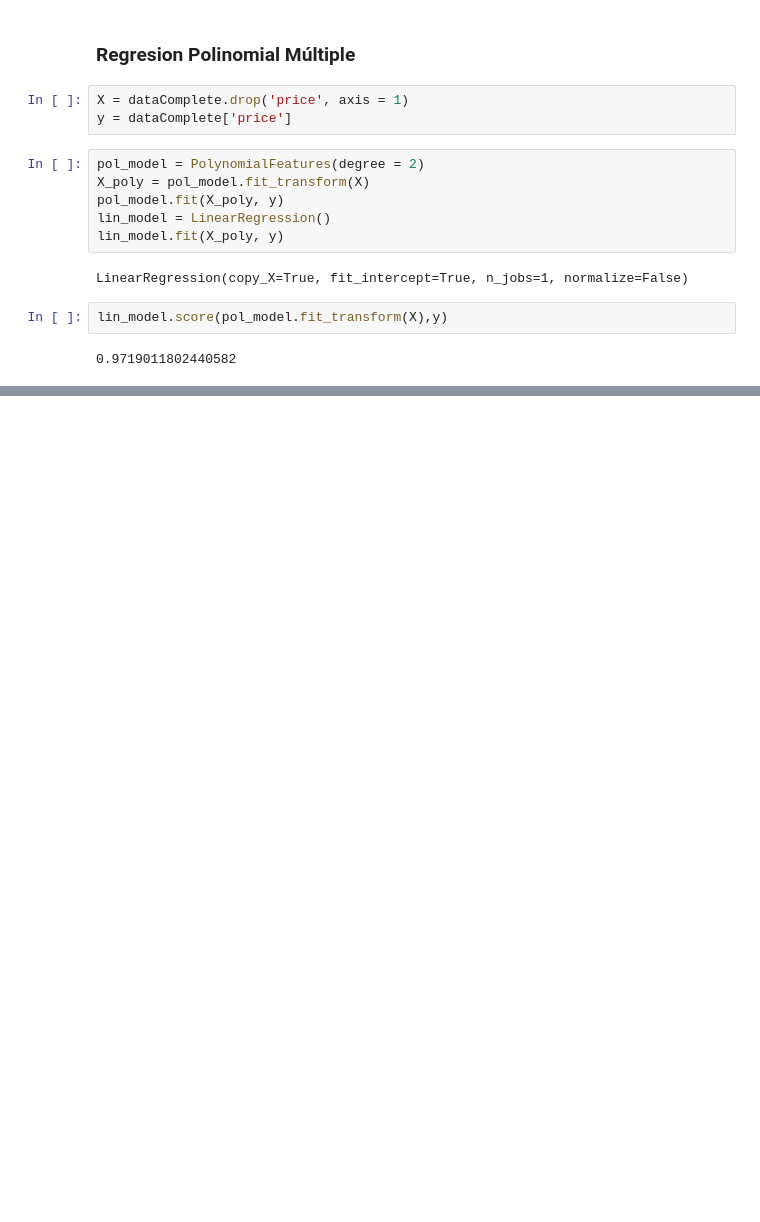
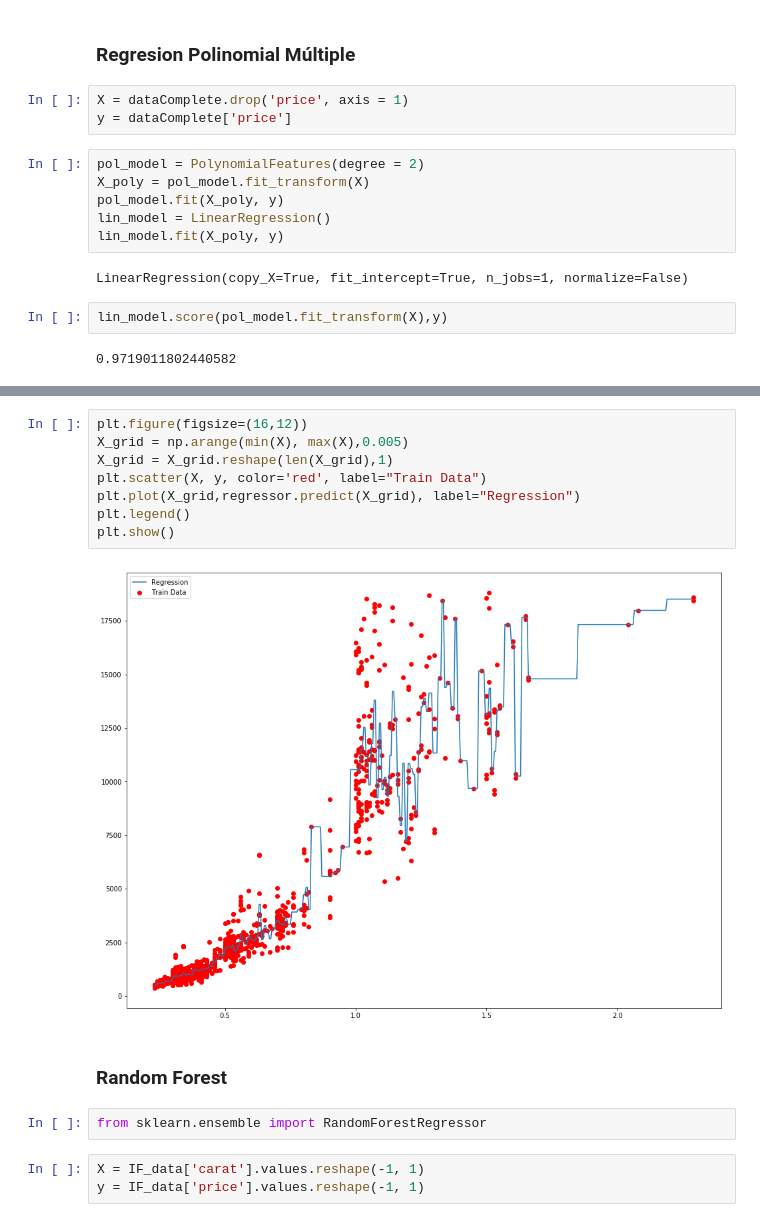
Before and after one commit to JorgeOsorio97/DiamondsPriceAnalisis, a Jupyter notebook: diamonds.ipynb, the cells around one changed output, grey strips where cells are left out. Drawn from its saved outputs; the diff is of its cells as text; blank space fills up the shorter version.

```diff
--- a/diamonds.ipynb
+++ b/diamonds.ipynb
@@ -701,0 +770,17 @@ lin_model.score(pol_model.fit_transform(X),y)
+# %%
+plt.figure(figsize=(16,12))
+X_grid = np.arange(min(X), max(X),0.005)
+X_grid = X_grid.reshape(len(X_grid),1)
+plt.scatter(X, y, color='red', label="Train Data")
+plt.plot(X_grid,regressor.predict(X_grid), label="Regression")
+plt.legend()
+plt.show()
+# %% [output]
+[figure, added]
+# %% [markdown]
+### Random Forest
+# %%
+from sklearn.ensemble import RandomForestRegressor
+# %%
+X = IF_data['carat'].values.reshape(-1, 1)
+y = IF_data['price'].values.reshape(-1, 1)
```
Also changed, not shown: parts of 20 cells of this notebook.
